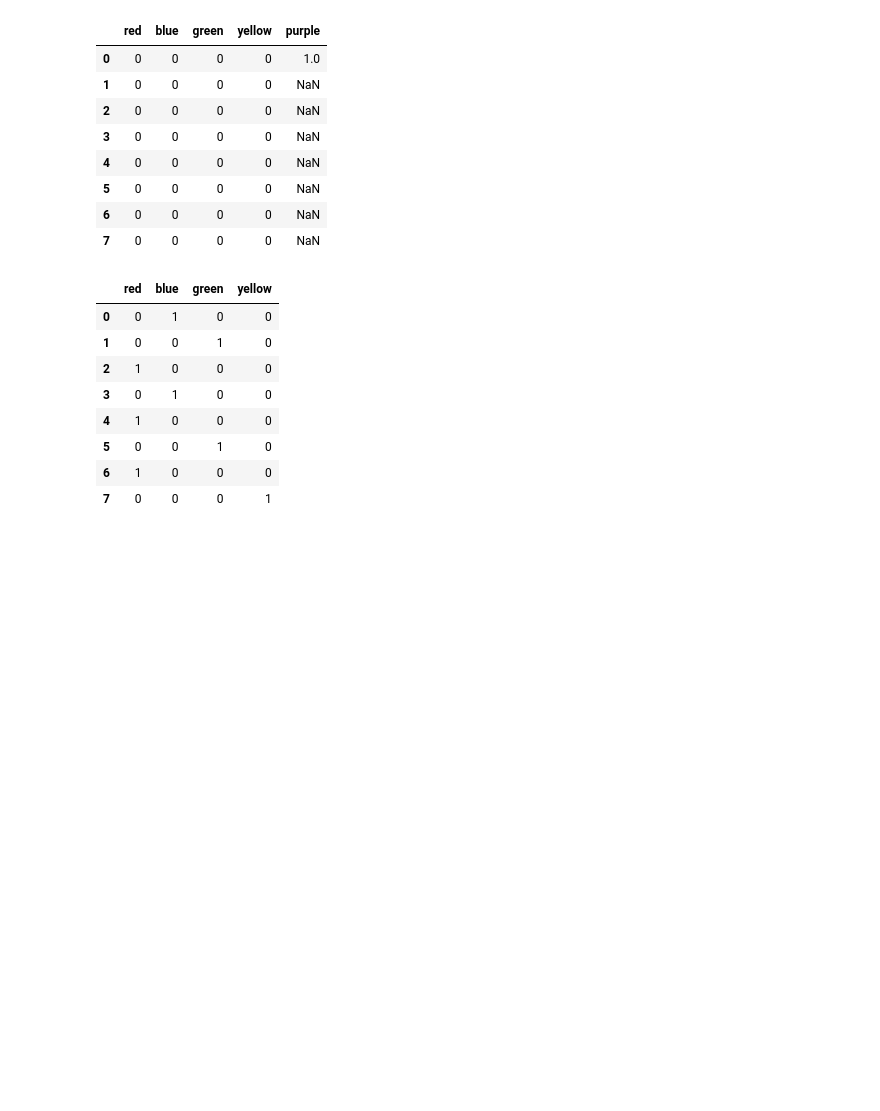
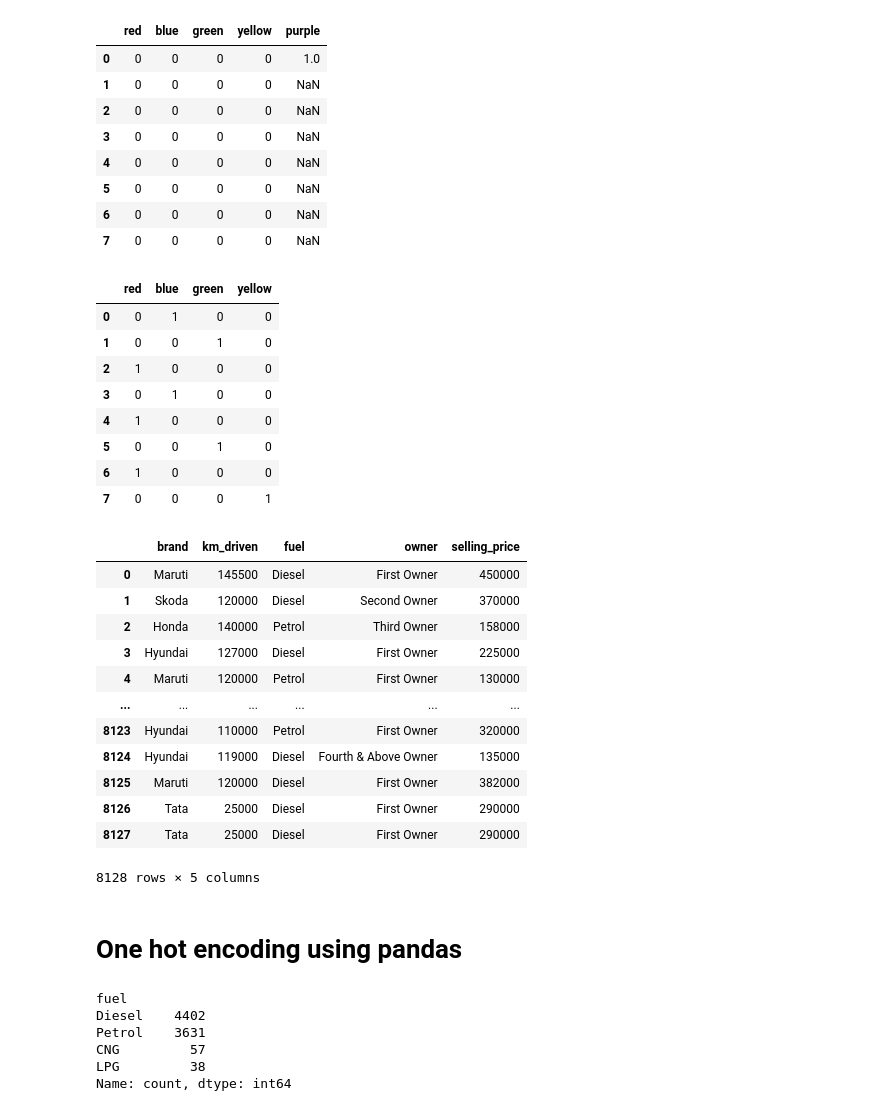
Before and after one commit to renovamen1/feature-engineering, a Jupyter notebook: feature Encoding/one hot encoding.ipynb, the cells around one changed output. Cells and saved outputs as stored; diff of their text form; code cells hidden in the pictures; blank space fills up the shorter version.

```diff
--- a/feature Encoding/one hot encoding.ipynb
+++ b/feature Encoding/one hot encoding.ipynb
@@ -110,3 +110,31 @@ ohe.encode(df['fav_color'])
 | 7 | 0 | 0 | 0 | 1 |
 # %%
 # df['fav_color'] contains 4 categories. thus in ohe we introduce 4 new columns.
+# %%
+cars = pd.read_csv('cars.csv')
+cars
+# %% [output]
+|  | brand | km_driven | fuel | owner | selling_price |
+| 0 | Maruti | 145500 | Diesel | First Owner | 450000 |
+| 1 | Skoda | 120000 | Diesel | Second Owner | 370000 |
+| 2 | Honda | 140000 | Petrol | Third Owner | 158000 |
+| 3 | Hyundai | 127000 | Diesel | First Owner | 225000 |
+| 4 | Maruti | 120000 | Petrol | First Owner | 130000 |
+| ... | ... | ... | ... | ... | ... |
+| 8123 | Hyundai | 110000 | Petrol | First Owner | 320000 |
+| 8124 | Hyundai | 119000 | Diesel | Fourth & Above Owner | 135000 |
+| 8125 | Maruti | 120000 | Diesel | First Owner | 382000 |
+| 8126 | Tata | 25000 | Diesel | First Owner | 290000 |
+| 8127 | Tata | 25000 | Diesel | First Owner | 290000 |
+8128 rows × 5 columns
+# %% [markdown]
+# One hot encoding using pandas
+# %%
+cars['fuel'].value_counts()
+# %% [output]
+fuel
+Diesel    4402
+Petrol    3631
+CNG         57
+LPG         38
+Name: count, dtype: int64
```
Also changed, not shown: parts of 13 cells of this notebook, 1 other file.
